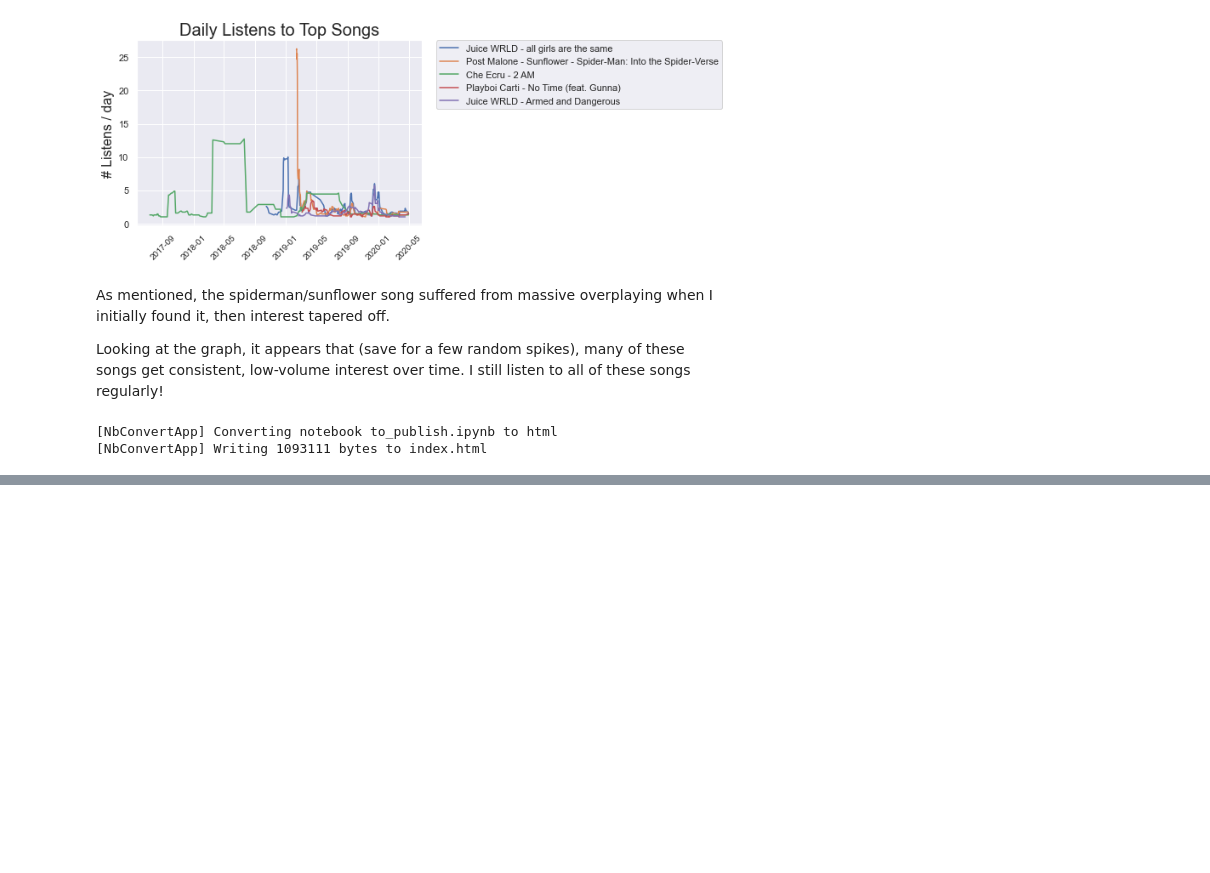
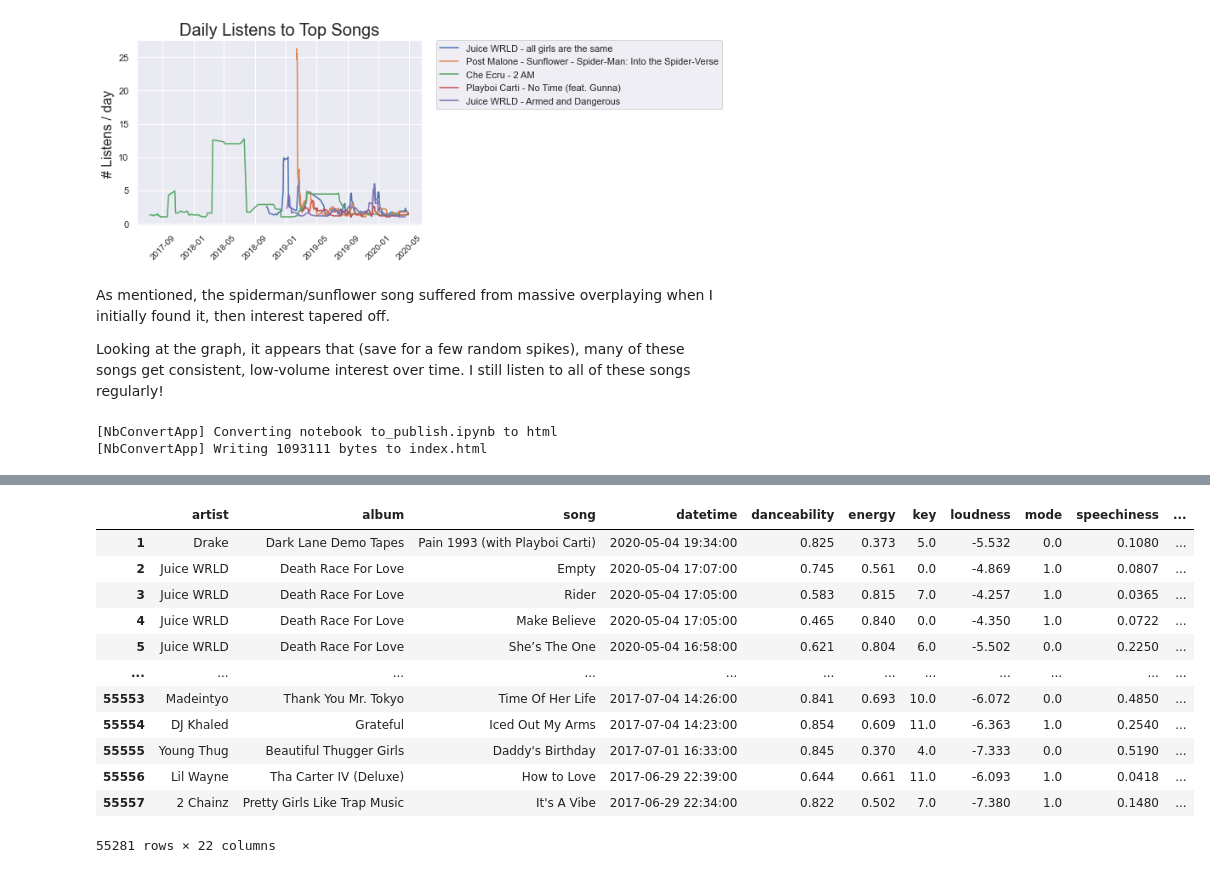
Before and after one commit to LeChase/spotify_hist, a Jupyter notebook: to_publish.ipynb, the cells around one changed output, grey strips where cells are left out. Saved outputs shown, nothing was run; the diff lists cells and outputs as text; code cells hidden in the pictures; blank space fills up the shorter version.

```diff
--- a/to_publish.ipynb
+++ b/to_publish.ipynb
@@ -530,0 +555,18 @@ Looking at the graph, it appears that (save for a few random spikes), many of th
+# %%
+# merge with listening dataframe on artist/song
+merged = df.merge(sp_features, left_on = ['artist', 'song'], right_index = True, how = 'left')
+merged
+# %% [output]
+|  | artist | album | song | datetime | danceability | energy | key | loudness | mode | speechiness | ... |
+| 1 | Drake | Dark Lane Demo Tapes | Pain 1993 (with Playboi Carti) | 2020-05-04 19:34:00 | 0.825 | 0.373 | 5.0 | -5.532 | 0.0 | 0.1080 | ... |
+| 2 | Juice WRLD | Death Race For Love | Empty | 2020-05-04 17:07:00 | 0.745 | 0.561 | 0.0 | -4.869 | 1.0 | 0.0807 | ... |
+| 3 | Juice WRLD | Death Race For Love | Rider | 2020-05-04 17:05:00 | 0.583 | 0.815 | 7.0 | -4.257 | 1.0 | 0.0365 | ... |
+| 4 | Juice WRLD | Death Race For Love | Make Believe | 2020-05-04 17:05:00 | 0.465 | 0.840 | 0.0 | -4.350 | 1.0 | 0.0722 | ... |
+| 5 | Juice WRLD | Death Race For Love | She’s The One | 2020-05-04 16:58:00 | 0.621 | 0.804 | 6.0 | -5.502 | 0.0 | 0.2250 | ... |
+| ... | ... | ... | ... | ... | ... | ... | ... | ... | ... | ... | ... |
+| 55553 | Madeintyo | Thank You Mr. Tokyo | Time Of Her Life | 2017-07-04 14:26:00 | 0.841 | 0.693 | 10.0 | -6.072 | 0.0 | 0.4850 | ... |
+| 55554 | DJ Khaled | Grateful | Iced Out My Arms | 2017-07-04 14:23:00 | 0.854 | 0.609 | 11.0 | -6.363 | 1.0 | 0.2540 | ... |
+| 55555 | Young Thug | Beautiful Thugger Girls | Daddy's Birthday | 2017-07-01 16:33:00 | 0.845 | 0.370 | 4.0 | -7.333 | 0.0 | 0.5190 | ... |
+| 55556 | Lil Wayne | Tha Carter IV (Deluxe) | How to Love | 2017-06-29 22:39:00 | 0.644 | 0.661 | 11.0 | -6.093 | 1.0 | 0.0418 | ... |
+| 55557 | 2 Chainz | Pretty Girls Like Trap Music | It's A Vibe | 2017-06-29 22:34:00 | 0.822 | 0.502 | 7.0 | -7.380 | 1.0 | 0.1480 | ... |
+55281 rows × 22 columns
```
Also changed, not shown: parts of 12 cells of this notebook.
